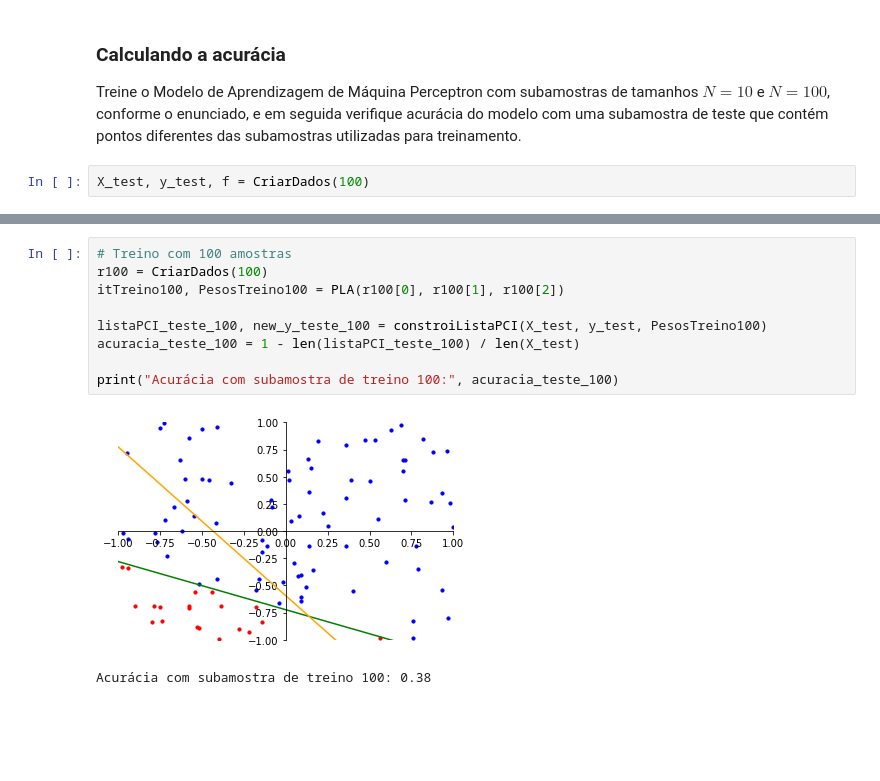
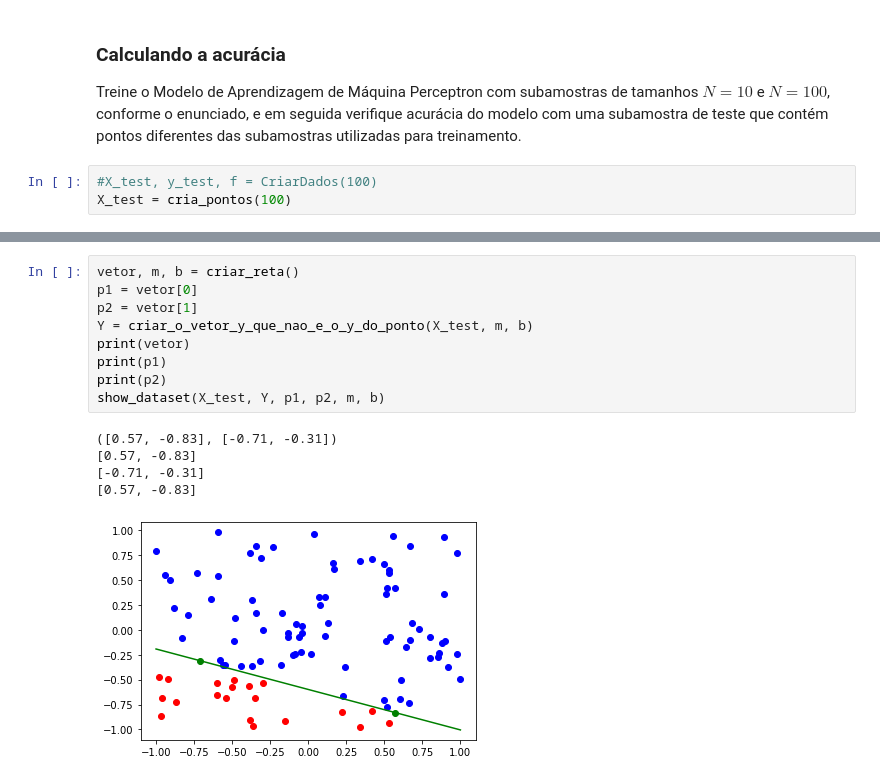
Before and after one commit to JoseAugusto011/MachineLearning, a Jupyter notebook: Pratica___PLA.ipynb, the cells around one changed output, grey strips where cells are left out. Saved outputs shown, nothing was run; the diff lists cells and outputs as text; blank space fills up the shorter version.

```diff
--- a/Pratica___PLA.ipynb
+++ b/Pratica___PLA.ipynb
@@ -269,4 +267,5 @@ Erros:  0
 
 Treine o Modelo de Aprendizagem de Máquina Perceptron com subamostras de tamanhos $N=10$ e $N = 100$, conforme o enunciado, e em seguida verifique acurácia do modelo com uma subamostra de teste que contém pontos diferentes das subamostras utilizadas para treinamento.
 # %%
-X_test, y_test, f = CriarDados(100)
+#X_test, y_test, f = CriarDados(100)
+X_test = cria_pontos(100)
@@ -292,12 +272,15 @@ Acurácia com subamostra de treino 10: 0.31999999999999995
-# %%
-# Treino com 100 amostras
-r100 = CriarDados(100)
-itTreino100, PesosTreino100 = PLA(r100[0], r100[1], r100[2])
-
-listaPCI_teste_100, new_y_teste_100 = constroiListaPCI(X_test, y_test, PesosTreino100)
-acuracia_teste_100 = 1 - len(listaPCI_teste_100) / len(X_test)
-
-print("Acurácia com subamostra de treino 100:", acuracia_teste_100)
-# %% [output]
-[figure, removed]
-Acurácia com subamostra de treino 100: 0.38
+# %%
+vetor, m, b = criar_reta()
+p1 = vetor[0]
+p2 = vetor[1]
+Y = criar_o_vetor_y_que_nao_e_o_y_do_ponto(X_test, m, b)
+print(vetor)
+print(p1)
+print(p2)
+show_dataset(X_test, Y, p1, p2, m, b)
+# %% [output]
+([0.57, -0.83], [-0.71, -0.31])
+[0.57, -0.83]
+[-0.71, -0.31]
+[0.57, -0.83]
+[figure, added]
```
Also changed, not shown: parts of 10 cells of this notebook.
